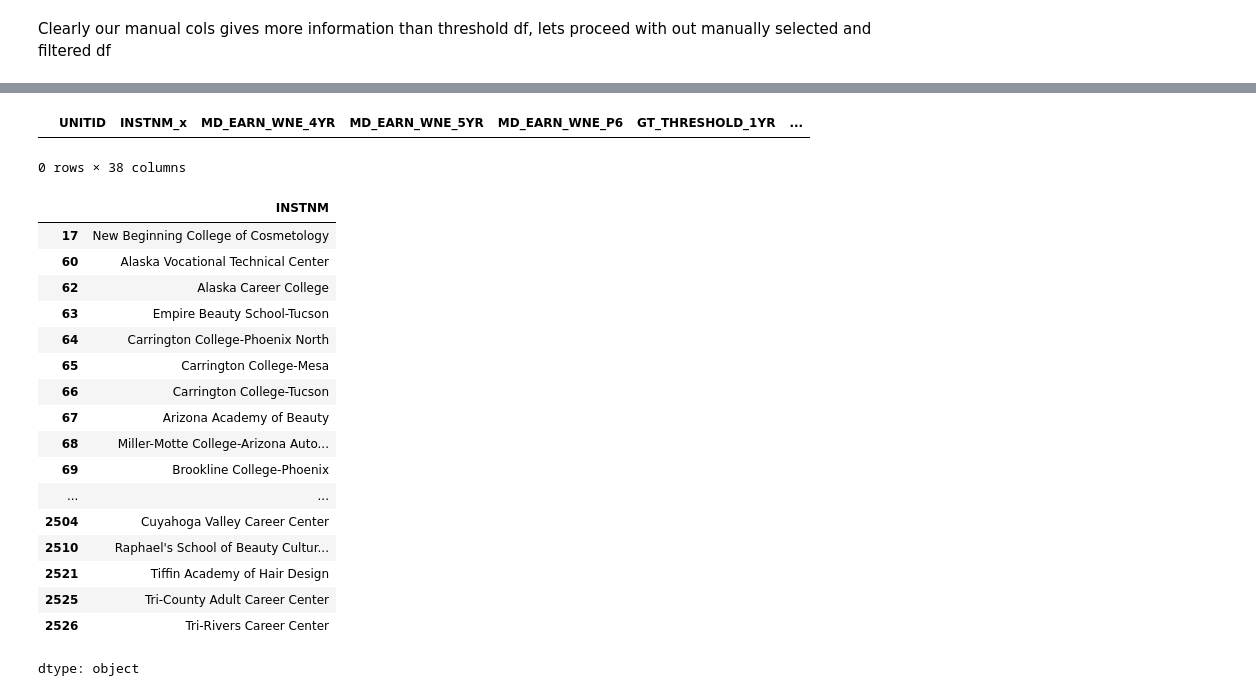
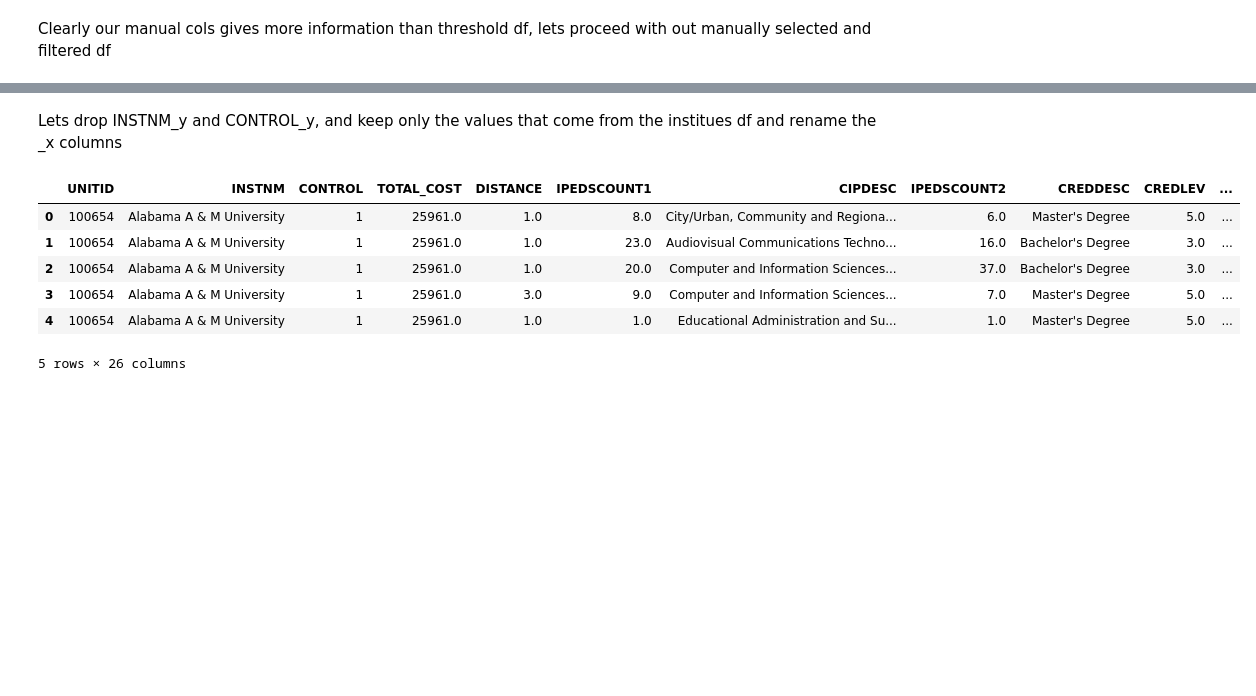
Before and after one commit to AbiramiRathina/roi_based_program_selection, a Jupyter notebook: project_big_data.ipynb, the cells around one changed output, grey strips where cells are left out. Cells and saved outputs as stored; diff of their text form; code cells hidden in the pictures; blank space fills up the shorter version.

```diff
--- a/project_big_data.ipynb
+++ b/project_big_data.ipynb
@@ -507,0 +361,27 @@ AVGFACSAL: Average faculty salary at the institution, reflecting instructional q
+# %%
+df_inst = df_institutes.copy()
+
+df_inst["TUITION_BASE"] = (
+    df_inst["TUITIONFEE_PROG"]
+        .fillna(df_inst["TUITIONFEE_IN"])
+        .fillna(df_inst["TUITIONFEE_OUT"])
+)
+
+df_inst["NET_PRICE"] = (
+    df_inst["NPT4_PRIV"]
+        .fillna(df_inst["NPT4_PUB"])
+)
+
+df_inst["TOTAL_COST"] = (
+    df_inst["NET_PRICE"]
+        .fillna(df_inst["TUITION_BASE"])
+        .fillna(0) +
+    df_inst["ROOMBOARD_ON"].fillna(0)
+)
+
+roi_cols = [
+    "UNITID", "INSTNM", "CONTROL", "TOTAL_COST"
+]
+
+
+df_inst = df_inst[[c for c in roi_cols if c in df_inst.columns]]
@@ -508,2 +423,2 @@ AVGFACSAL: Average faculty salary at the institution, reflecting instructional q
 # %%
-df_institutes_cleaned_final
+df_institutes_cleaned_final = df_inst.copy()
@@ -629,7 +510,7 @@ DISTANCE: Indicator for whether the institution primarily delivers education thr
 
 Conclusion: lets remove OPEID6 and DISTANCE from our df_cohorts
 # %%
-df_cohortsdf_cohorts = df_cohorts.drop(columns=["OPEID6", "DISTANCE", "CIPCODE", "CREDLEV"], errors="ignore")
+df_cohorts = df_cohorts.drop(columns=["OPEID6", "DISTANCE", "CIPCODE", "CREDLEV"], errors="ignore")
 # %%
 df_cohorts.describe(include="object").T
 # %% [output]
@@ -975,5 +861,20 @@ df_merged_clean
+# %% [markdown]
+Lets drop INSTNM_y and CONTROL_y, and keep only the values that come from the institues df and rename the _x columns
+# %%
+cols_to_drop = ["INSTNM_y", "CONTROL_y"]
+
+df_merged_clean = df_merged_clean.drop(columns=cols_to_drop)
+df_merged_clean = df_merged_clean.rename(columns={
+    "INSTNM_x": "INSTNM",
+    "CONTROL_x": "CONTROL"
+})
 # %%
-df_merged_clean
+df_merged_clean.head()
 # %% [output]
-|  | UNITID | INSTNM_x | MD_EARN_WNE_4YR | MD_EARN_WNE_5YR | MD_EARN_WNE_P6 | GT_THRESHOLD_1YR | ... |
+|  | UNITID | INSTNM | CONTROL | TOTAL_COST | DISTANCE | IPEDSCOUNT1 | CIPDESC | IPEDSCOUNT2 | CREDDESC | CREDLEV | ... |
+| 0 | 100654 | Alabama A & M University | 1 | 25961.0 | 1.0 | 8.0 | City/Urban, Community and Regiona... | 6.0 | Master's Degree | 5.0 | ... |
+| 1 | 100654 | Alabama A & M University | 1 | 25961.0 | 1.0 | 23.0 | Audiovisual Communications Techno... | 16.0 | Bachelor's Degree | 3.0 | ... |
+| 2 | 100654 | Alabama A & M University | 1 | 25961.0 | 1.0 | 20.0 | Computer and Information Sciences... | 37.0 | Bachelor's Degree | 3.0 | ... |
+| 3 | 100654 | Alabama A & M University | 1 | 25961.0 | 3.0 | 9.0 | Computer and Information Sciences... | 7.0 | Master's Degree | 5.0 | ... |
+| 4 | 100654 | Alabama A & M University | 1 | 25961.0 | 1.0 | 1.0 | Educational Administration and Su... | 1.0 | Master's Degree | 5.0 | ... |
-0 rows × 38 columns
+5 rows × 26 columns
@@ -982,21 +880,0 @@ df_institutes_valid = df_institutes_cleaned[df_institutes_cleaned["TUITIONFEE_PR
-# %%
-df_institutes_valid['INSTNM']
-# %% [output]
-|  | INSTNM |
-| 17 | New Beginning College of Cosmetology |
-| 60 | Alaska Vocational Technical Center |
-| 62 | Alaska Career College |
-| 63 | Empire Beauty School-Tucson |
-| 64 | Carrington College-Phoenix North |
-| 65 | Carrington College-Mesa |
-| 66 | Carrington College-Tucson |
-| 67 | Arizona Academy of Beauty |
-| 68 | Miller-Motte College-Arizona Auto... |
-| 69 | Brookline College-Phoenix |
-| ... | ... |
-| 2504 | Cuyahoga Valley Career Center |
-| 2510 | Raphael's School of Beauty Cultur... |
-| 2521 | Tiffin Academy of Hair Design |
-| 2525 | Tri-County Adult Career Center |
-| 2526 | Tri-Rivers Career Center |
-dtype: object
```
Also changed, not shown: parts of 32 cells of this notebook.
